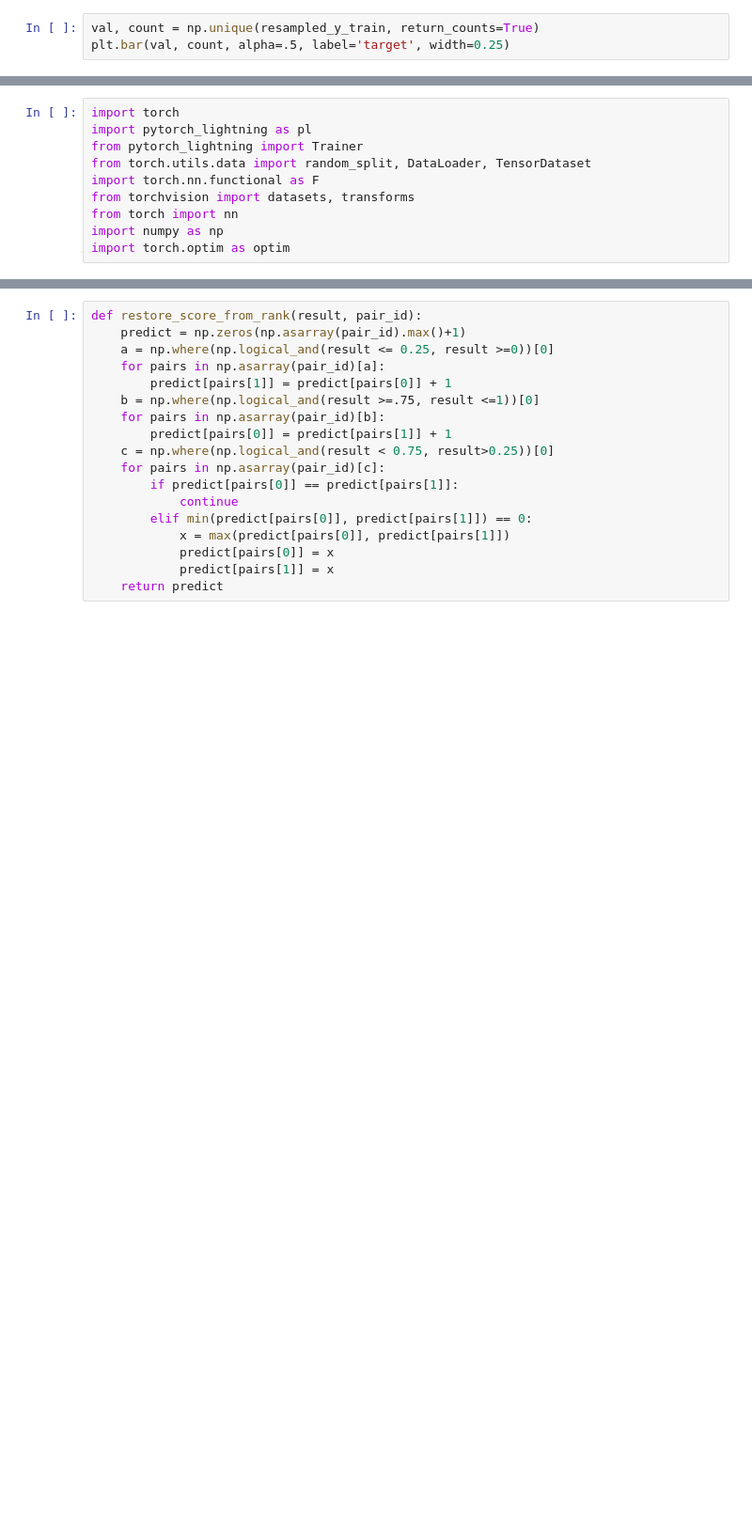
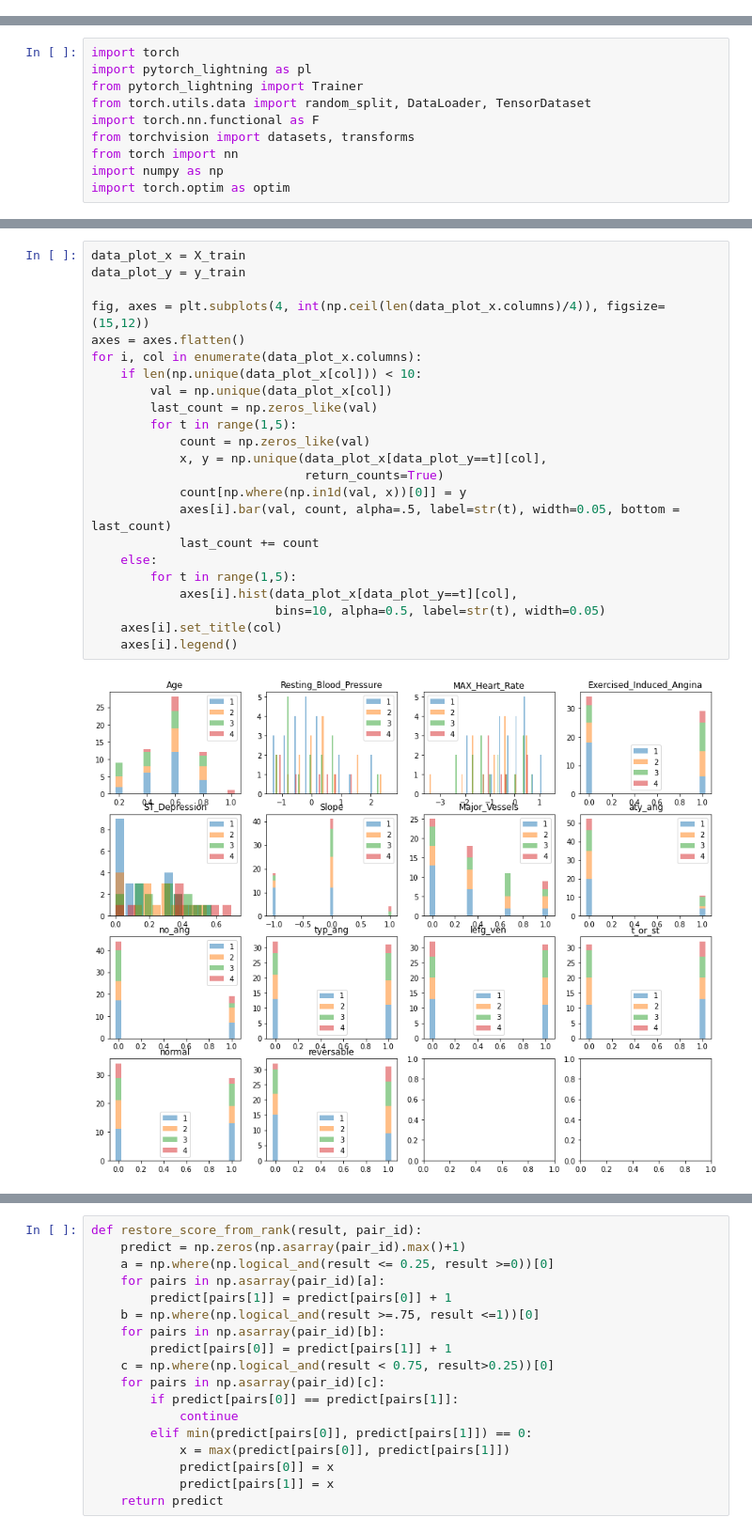
Before and after one commit to annaliu0717/DL2122_Project, a Jupyter notebook: hd_uci_analysis.ipynb, the cells around one changed output, grey strips where cells are left out. Shown at 94% size. Drawn from its saved outputs; the diff is of its cells as text; blank space fills up the shorter version.

```diff
--- a/hd_uci_analysis.ipynb
+++ b/hd_uci_analysis.ipynb
@@ -297,3 +294,0 @@ resampled_X_train, resampled_y_train = sm.fit_resample(X_train, y_train)
-# %%
-val, count = np.unique(resampled_y_train, return_counts=True)
-plt.bar(val, count, alpha=.5, label='target', width=0.25)
@@ -664,0 +416,25 @@ def pair_data(features, scores=None, q=1, return_prob=True):
+# %%
+data_plot_x = X_train
+data_plot_y = y_train
+
+fig, axes = plt.subplots(4, int(np.ceil(len(data_plot_x.columns)/4)), figsize=(15,12))
+axes = axes.flatten()
+for i, col in enumerate(data_plot_x.columns):
+    if len(np.unique(data_plot_x[col])) < 10:
+        val = np.unique(data_plot_x[col])
+        last_count = np.zeros_like(val)
+        for t in range(1,5):
+            count = np.zeros_like(val)
+            x, y = np.unique(data_plot_x[data_plot_y==t][col],
+                             return_counts=True)
+            count[np.where(np.in1d(val, x))[0]] = y
+            axes[i].bar(val, count, alpha=.5, label=str(t), width=0.05, bottom = last_count)
+            last_count += count
+    else:
+        for t in range(1,5):
+            axes[i].hist(data_plot_x[data_plot_y==t][col],
+                         bins=10, alpha=0.5, label=str(t), width=0.05)
+    axes[i].set_title(col)
+    axes[i].legend()
+# %% [output]
+[figure, added]
```
Also changed, not shown: parts of 63 cells of this notebook.
